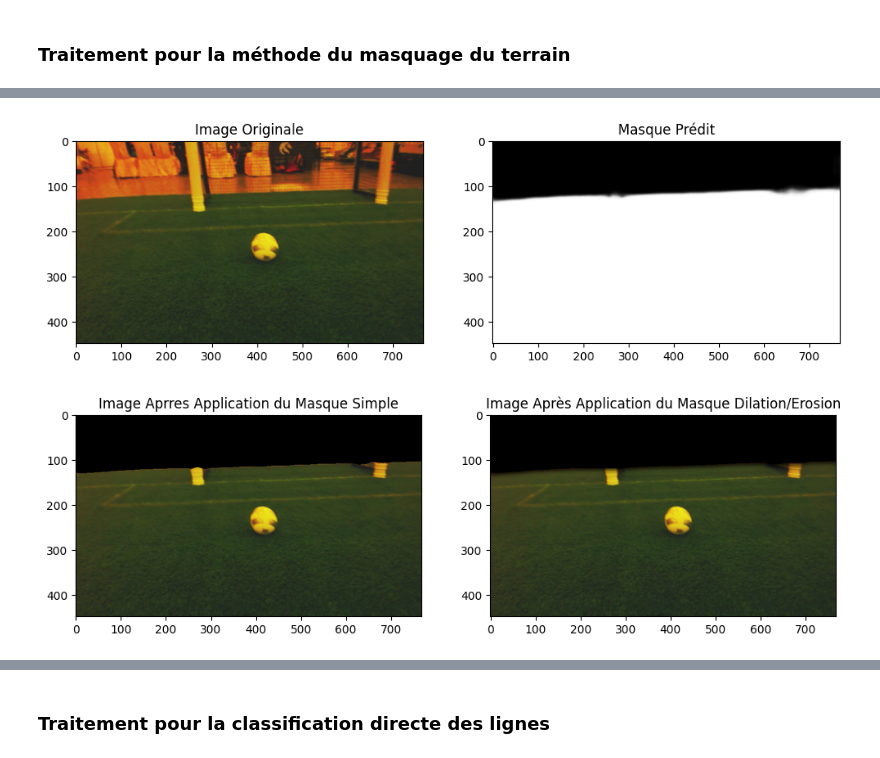
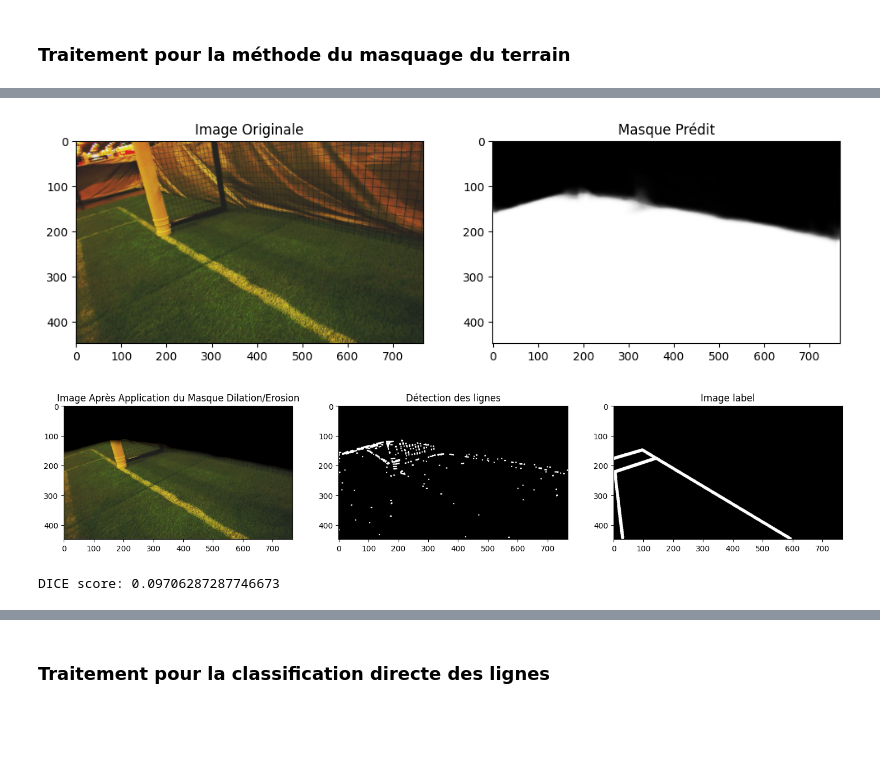
Before and after one commit to grybouilli/soccer-lines-detection, a Jupyter notebook: train_mask_model.ipynb, the cells around one changed output, grey strips where cells are left out. Drawn from its saved outputs; the diff is of its cells as text; code cells hidden in the pictures; blank space fills up the shorter version.

Commit message:
(feat) Added evaluation of OpenCV process

```diff
--- a/train_mask_model.ipynb
+++ b/train_mask_model.ipynb
@@ -323,12 +332,14 @@ Epoch 20: val_dice_metric improved from 0.99348 to 0.99404, saving model to dice
 # %% [markdown]
 ### Traitement pour la méthode du masquage du terrain
 # %%
+from lines_detection import preprocess
+
 # Charger le modèle
 acc_model = tf.keras.models.load_model("acc_model_terrain_"+str(total_params)+"_.h5", custom_objects={'combined_loss': combined_loss, 'dice_metric': dice_metric})
 dice_model = tf.keras.models.load_model("dice_model_terrain_"+str(total_params)+"_.h5", custom_objects={'combined_loss': combined_loss, 'dice_metric': dice_metric})
 
 # Charger et préparer l'image
-image_path = "videos/log2/038-rgb.png"
+image_path = "../data/log4/27-rgb.png"
 image = load_img(image_path, target_size=(448, 768))  # Ajustez la taille selon votre modèle
 image = img_to_array(image)
 image = np.expand_dims(image, axis=0)  # Ajouter une dimension pour le batch
@@ -391,15 +402,28 @@ plt.title("Masque Prédit")
 plt.imshow(dice_unthresholded_mask, cmap='gray')
 plt.show()
 
-plt.figure(figsize=(12, 6))
-plt.subplot(1, 2, 1)
-plt.title("Image Aprres Application du Masque Simple")
-plt.imshow(dice_masked_image)
+plt.figure(figsize=(18, 6))
 
-
-
-plt.subplot(1, 2, 2)
+plt.subplot(1, 3, 1)
 plt.title("Image Après Application du Masque Dilation/Erosion")
 plt.imshow(dice_masked_image_with_morphology)
+
+inferred_mask = cv2.cvtColor(dice_masked_image_with_morphology, cv2.COLOR_RGB2BGR)
+inferred_mask = (inferred_mask * 255).astype(np.uint8)
+
+processed_image = preprocess(inferred_mask)
+plt.subplot(1, 3, 2)
+plt.title("Détection des lignes")
+plt.imshow(processed_image, cmap='gray')
+
+label_image = load_img("labels/log4/27-rgb.png", color_mode='grayscale', target_size=(448, 768))
+plt.subplot(1, 3, 3)
+plt.title("Image label")
+plt.imshow(label_image, cmap='gray')
+
 plt.show()
+
+intersection = np.sum(np.logical_and(processed_image, label_image))
+union = np.sum(np.logical_or(processed_image, label_image))
+print("DICE score:", (2.0 * intersection) / (union + intersection))
 # %% [output]
@@ -408,2 +432,3 @@ plt.show()
-[figure, old version]
+[figure, new version]
-[figure, old version]
+[figure, new version]
+DICE score: 0.09706287287746673
```
Also changed, not shown: parts of 5 cells of this notebook, 1 other file.
